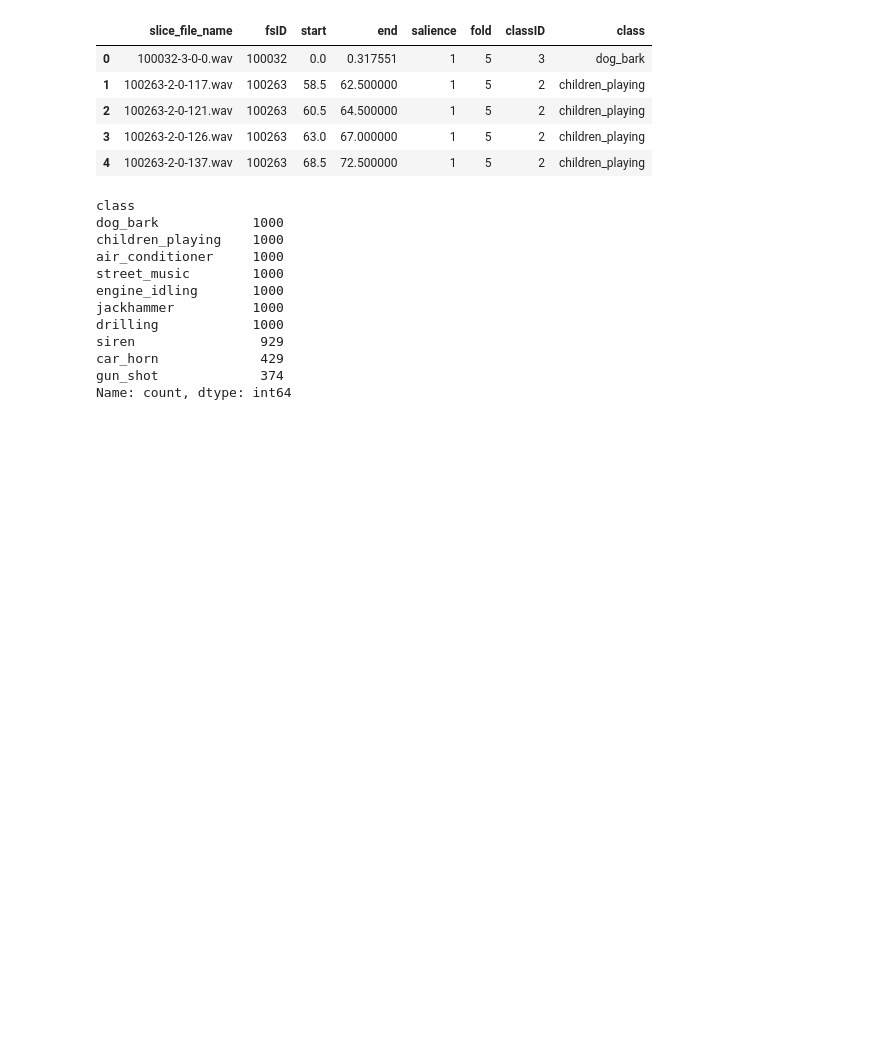
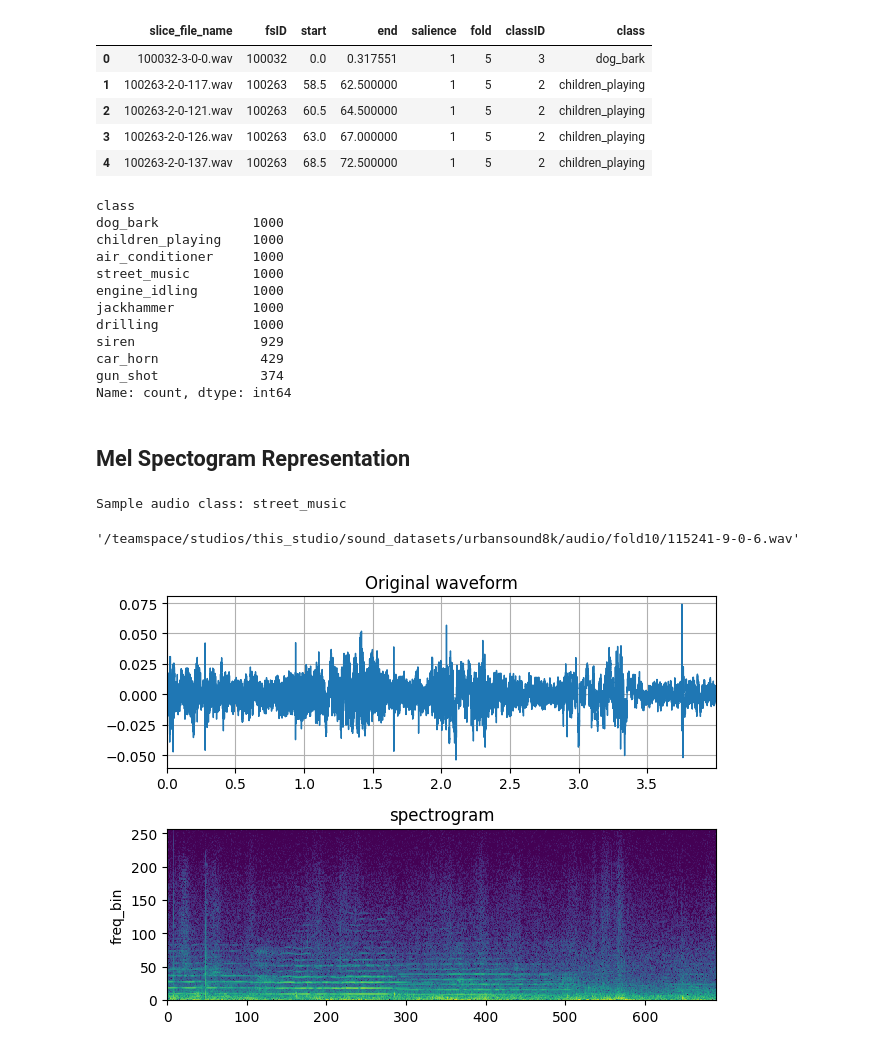
Before and after one commit to zeerafle/urbansound, a Jupyter notebook: notebooks/data_exploration.ipynb, the cells around one changed output. Saved outputs shown, nothing was run; the diff lists cells and outputs as text; code cells hidden in the pictures; blank space fills up the shorter version.

```diff
--- a/notebooks/data_exploration.ipynb
+++ b/notebooks/data_exploration.ipynb
@@ -34,3 +34,65 @@ siren                929
 car_horn             429
 gun_shot             374
 Name: count, dtype: int64
+# %% [markdown]
+## Mel Spectogram Representation
+# %%
+import torch
+import torchaudio
+import torchaudio.functional as F
+import torchaudio.transforms as T
+
+torch.random.manual_seed(0)
+
+SAMPLE_AUDIO_IDX = 784
+SAMPLE_AUDIO = os.path.join(AUDIO_DIR, f"fold{metadata_df.iloc[SAMPLE_AUDIO_IDX, 5]}", metadata_df.iloc[SAMPLE_AUDIO_IDX, 0])
+print(f"Sample audio class: {metadata_df.iloc[SAMPLE_AUDIO_IDX, 7]}")
+SAMPLE_AUDIO
+# %% [output]
+Sample audio class: street_music
+'/teamspace/studios/this_studio/sound_datasets/urbansound8k/audio/fold10/115241-9-0-6.wav'
+# %%
+import matplotlib.pyplot as plt
+from IPython.display import Audio
+
+def plot_waveform(waveform, sr, title="Waveform", ax=None):
+    waveform = waveform.numpy()
+
+    num_channels, num_frames = waveform.shape
+    time_axis = torch.arange(0, num_frames) / sr
+
+    if ax is None:
+        _, ax = plt.subplots(num_channels, 1)
+    ax.plot(time_axis, waveform[0], linewidth=1)
+    ax.grid(True)
+    ax.set_xlim([0, time_axis[-1]])
+    ax.set_title(title)
+
+
+def plot_spectrogram(specgram, title=None, ylabel="freq_bin", ax=None):
+    if ax is None:
+        _, ax = plt.subplots(1, 1)
+    if title is not None:
+        ax.set_title(title)
+    ax.set_ylabel(ylabel)
+    power_to_db = T.AmplitudeToDB("power", 80.0)
+    ax.imshow(power_to_db(specgram), origin="lower", aspect="auto", interpolation="nearest")
+
+
+def plot_fbank(fbank, title=None):
+    fig, axs = plt.subplots(1, 1)
+    axs.set_title(title or "Filter bank")
+    axs.imshow(fbank, aspect="auto")
+    axs.set_ylabel("frequency bin")
+    axs.set_xlabel("mel bin")
+# %%
+AUDIO_WAVEFORM, SAMPLE_RATE = torchaudio.load(SAMPLE_AUDIO)
+spectrogram = T.Spectrogram(n_fft=512)
+spec = spectrogram(AUDIO_WAVEFORM)
+
+fig, axs = plt.subplots(2, 1)
+plot_waveform(AUDIO_WAVEFORM, SAMPLE_RATE, title="Original waveform", ax=axs[0])
+plot_spectrogram(spec[0], title="spectrogram", ax=axs[1])
+fig.tight_layout()
+# %% [output]
+[figure, added]
```
Also changed, not shown: parts of 6 cells of this notebook, 6 other files.
